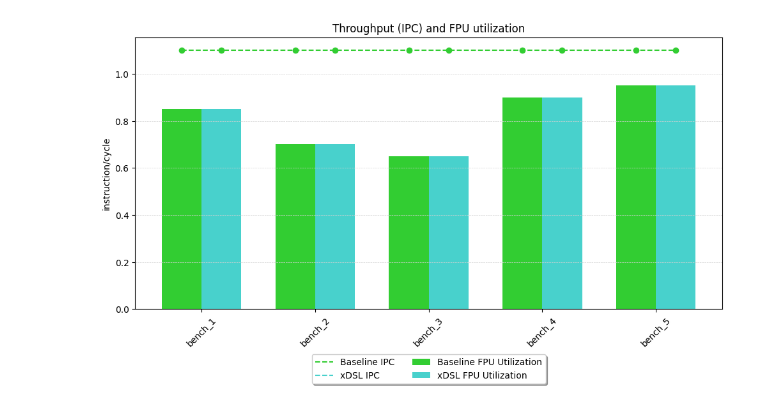
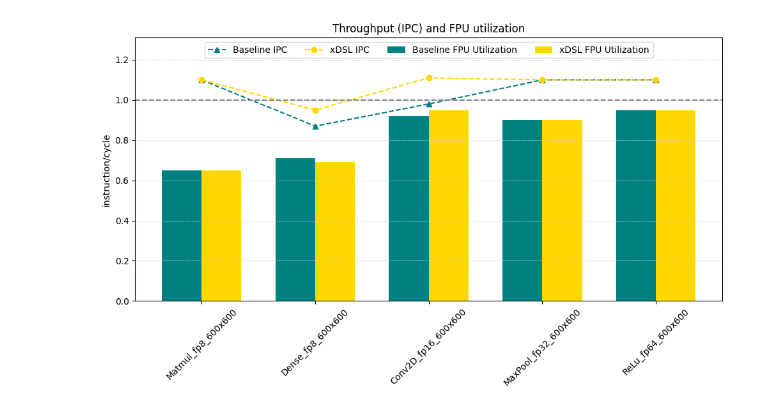
Before and after one commit to nazavode/riscv-backend-paper-plots, a Jupyter notebook: throughput.ipynb, the cells around one changed output. Saved outputs shown, nothing was run; the diff lists cells and outputs as text; code cells hidden in the pictures.

Commit message:
Throughput plot is nice

```diff
--- a/throughput.ipynb
+++ b/throughput.ipynb
@@ -2,7 +2,6 @@
 import io
 import pandas as pd
 import numpy as np
-import matplotlib
 import matplotlib.pyplot as plt
 from matplotlib.lines import Line2D
 from matplotlib.patches import Patch
@@ -10,21 +9,22 @@ from matplotlib.patches import Patch
 # Benchmark name, class, data type, total_ipc (inst/cycle), fpss_fpu_occupancy (inst/cycle)
 TESTDATA = """
 name, class, dtype, total_ipc, fpss_fpu_occupancy
-bench_1, baseline, fp8,  1.1, 0.85
-bench_1, xdsl, fp8,  1.1, 0.85
-bench_2, baseline, fp8,  1.1, 0.7
-bench_2, xdsl, fp8,  1.1, 0.7
-bench_3, baseline, fp16,  1.1, 0.65
-bench_3, xdsl, fp16,  1.1, 0.65
-bench_4, baseline, fp32,  1.1, 0.9
-bench_4, xdsl, fp32,  1.1, 0.9
-bench_5, baseline, fp64,  1.1, 0.95
-bench_5, xdsl, fp64,  1.1, 0.95
+Matmul_fp8_600x600, baseline, fp8,  0.98, 0.92
+Matmul_fp8_600x600, xdsl, fp8,  1.11, 0.95
+Dense_fp8_600x600, baseline, fp8,  0.87, 0.71
+Dense_fp8_600x600, xdsl, fp8,  0.95, 0.69
+Conv2D_fp16_600x600, baseline, fp16,  1.1, 0.65
+Conv2D_fp16_600x600, xdsl, fp16,  1.1, 0.65
+MaxPool_fp32_600x600, baseline, fp32,  1.1, 0.9
+MaxPool_fp32_600x600, xdsl, fp32,  1.1, 0.9
+ReLu_fp64_600x600, baseline, fp64,  1.1, 0.95
+ReLu_fp64_600x600, xdsl, fp64,  1.1, 0.95
 """
 
 df = pd.read_csv(io.StringIO(TESTDATA), sep=",", skipinitialspace=True)
 
-CMAP = {"baseline": "limegreen", "xdsl": "mediumturquoise"}
+CMAP = {"baseline": "teal", "xdsl": "gold"}
+MARKER = {"baseline": "^", "xdsl": "o"}
 ##################################################
 
 # Get unique 'name' values as bins
@@ -58,43 +58,68 @@ for i, (name, group) in enumerate(grouped):
 
     # Superimpose points with x coordinate aligned with histogram bar and y value from 'total_ipc' column
     ax.scatter(
-        [x_values[i] - bar_width / 2, x_values[i] + bar_width / 2],
-        [group["total_ipc"].values[0], group["total_ipc"].values[1]],
+        [x_values[i]],
+        [group["total_ipc"].values[0]],
         color=CMAP["baseline"],
         zorder=5,
+        marker=MARKER["baseline"],
+    )
+    ax.scatter(
+        [x_values[i]],
+        [group["total_ipc"].values[1]],
+        color=CMAP["xdsl"],
+        zorder=5,
+        marker=MARKER["xdsl"],
     )
 
 # Collect all the data points
 x_data = []
 y_data = []
 for i, (name, group) in enumerate(grouped):
-    x_data.extend([x_values[i] - bar_width / 2, x_values[i] + bar_width / 2])
-    y_data.extend([group["total_ipc"].values[0], group["total_ipc"].values[1]])
+    x_data.extend([x_values[i]])
+    y_data.extend([group["total_ipc"].values[0]])
 
 # Connect all the points with a single dashed line
 ax.plot(x_data, y_data, linestyle="--", color=CMAP["baseline"], zorder=0)
 
+x_data = []
+y_data = []
+for i, (name, group) in enumerate(grouped):
+    x_data.extend([x_values[i]])
+    y_data.extend([group["total_ipc"].values[1]])
+
+# Connect all the points with a single dashed line
+ax.plot(x_data, y_data, linestyle="--", color=CMAP["xdsl"], zorder=0)
+
+# Draw a horizontal line at y=1
+ax.axhline(y=1, color='grey', linestyle='--')
+
 ax.grid(axis="y", color="lightgrey", linestyle="--", linewidth=0.5)
 
+# Set y-axis limits to make room for the legend
+y_max = max(df["total_ipc"].max(), df["fpss_fpu_occupancy"].max())
+ax.set_ylim(0, y_max + 0.2)  # Manipulate the range of the y-axis
+
 legend_elements = [
-    Line2D([0], [0], color=CMAP["baseline"], linestyle="--", label="Baseline IPC"),
-    Line2D([0], [0], color=CMAP["xdsl"], linestyle="--", label="xDSL IPC"),
+    Line2D([0], [0], color=CMAP["baseline"], linestyle="--", marker=MARKER["baseline"], label="Baseline IPC"),
+    Line2D([0], [0], color=CMAP["xdsl"], linestyle="--", marker=MARKER["xdsl"], label="xDSL IPC"),
     Patch(facecolor=CMAP["baseline"], label="Baseline FPU Utilization"),
     Patch(facecolor=CMAP["xdsl"], label="xDSL FPU Utilization"),
 ]
 ax.legend(
     handles=legend_elements,
     loc="upper center",
-    bbox_to_anchor=(0.5, -0.15),
-    shadow=True,
-    ncol=2,
+    # bbox_to_anchor=(0.5, -0.15),
+    ncol=4,
 )
 # Set x-axis ticks and labels
 ax.set_xticks(x_values)
 ax.set_xticklabels(bins, rotation=45)
 ax.set_ylabel("instruction/cycle")
 ax.set_title("Throughput (IPC) and FPU utilization")
 plt.tight_layout()
+plt.savefig("images/throughput.png")
+plt.savefig("images/throughput.pdf")
 plt.show()
 # %% [output]
-[figure, old version]
+[figure, new version]
```
Also changed, not shown: 9 other files.
